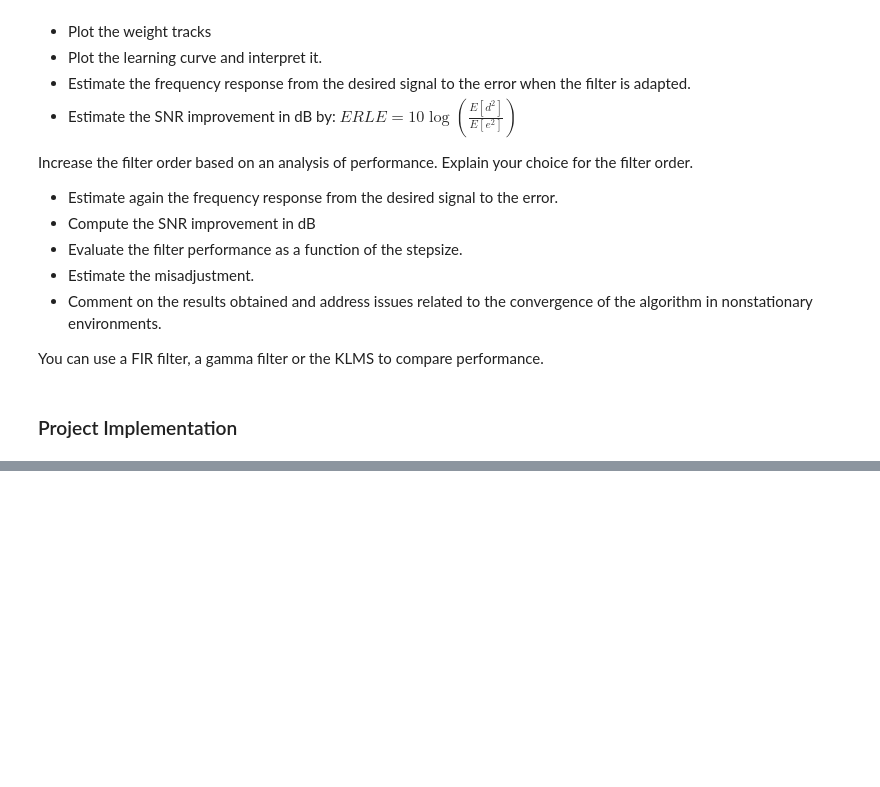
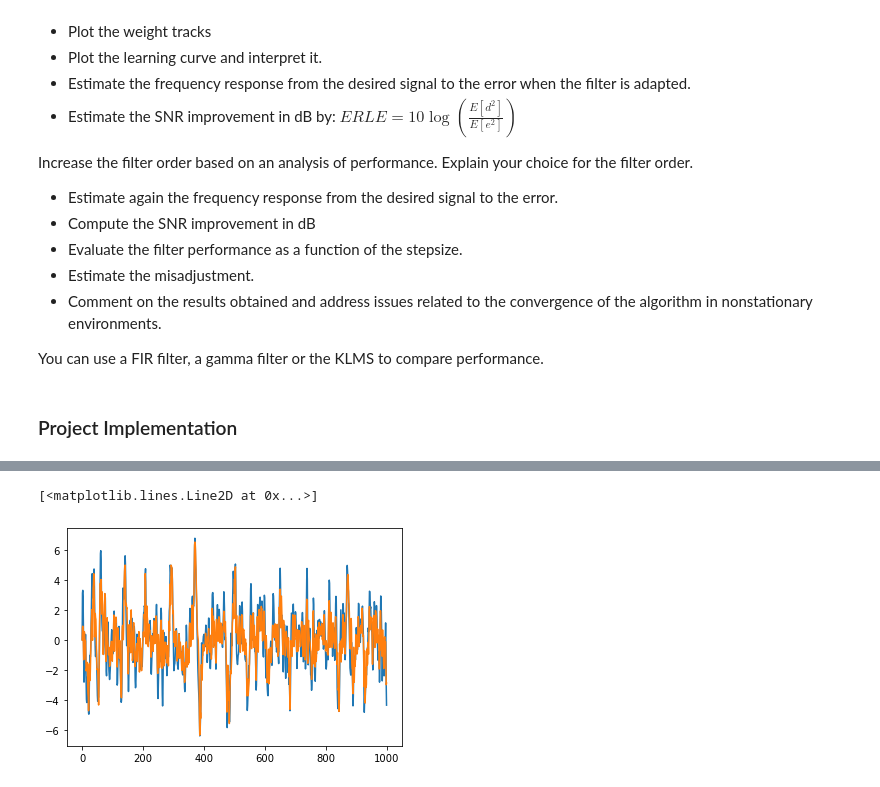
Before and after one commit to IanGMalone/Denoising_with_NLMS_and_KLMS, a Jupyter notebook: Denoising.ipynb, the cells around one changed output, grey strips where cells are left out. Cells and saved outputs as stored; diff of their text form; code cells hidden in the pictures; blank space fills up the shorter version.

```diff
--- a/Denoising.ipynb
+++ b/Denoising.ipynb
@@ -34,0 +142,12 @@ You can use a FIR filter, a gamma filter or the KLMS to compare performance.
+# %%
+klms_test = LMS()
+# %%
+f,w,e = klms_test.compute(u[:1000],d[:1000])
+# %%
+plt.plot(e)
+plt.plot(f)
+plt.plot(d[:1000])
+plt.plot(a)
+# %% [output]
+[<matplotlib.lines.Line2D at 0x...>]
+[figure, added]
```
Also changed, not shown: parts of 7 cells of this notebook.
